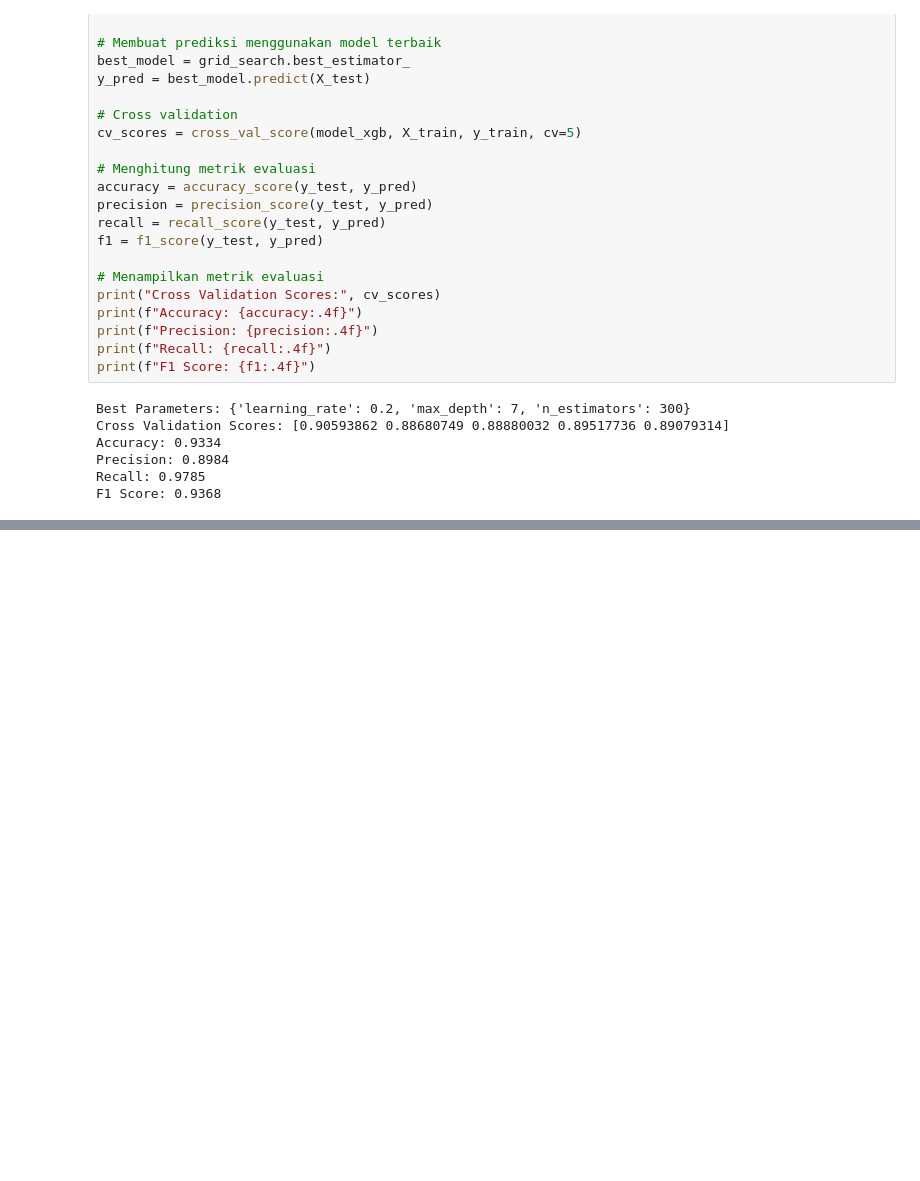
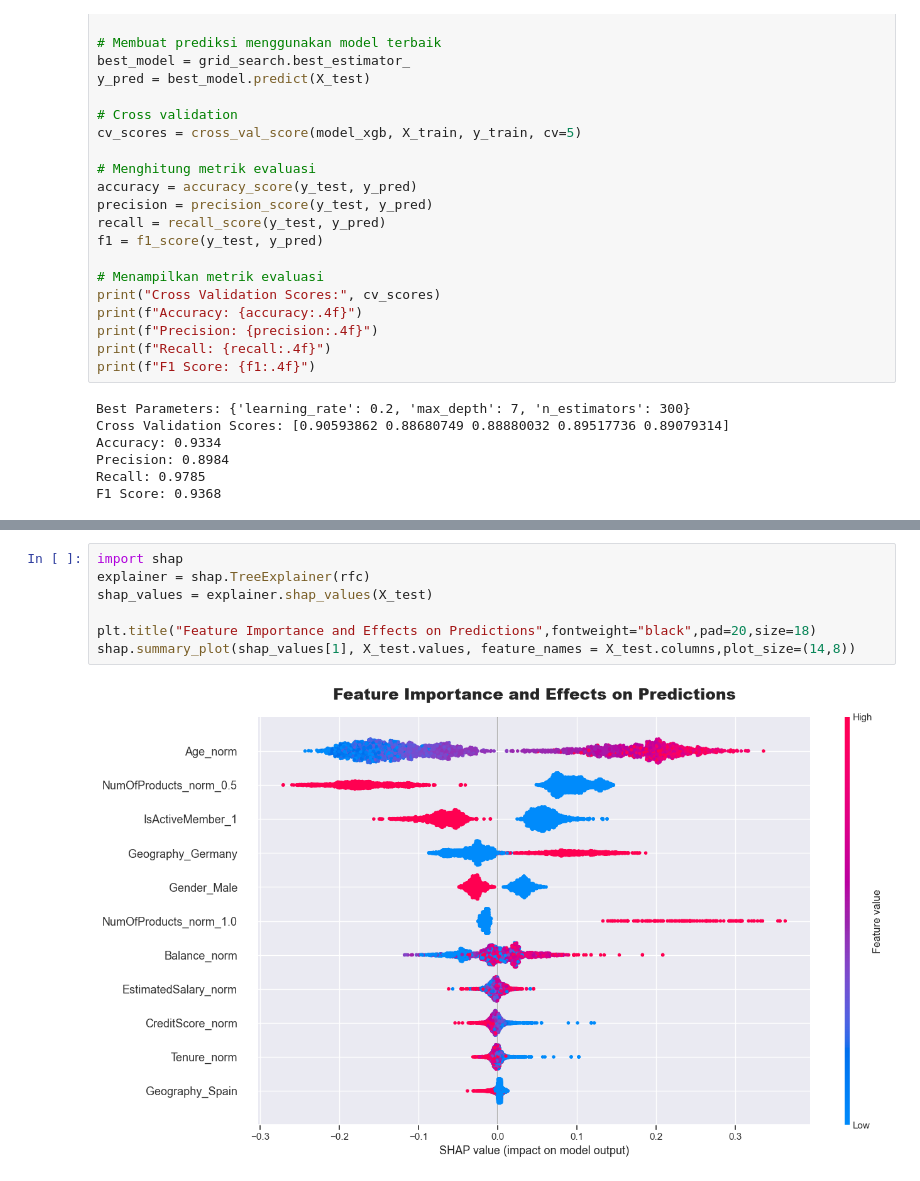
Before and after one commit to MukhlishHaq/data_leaker, a Jupyter notebook: Supervised - Data Leaker.ipynb, the cells around one changed output, grey strips where cells are left out. Cells and saved outputs as stored; diff of their text form; blank space fills up the shorter version.

```diff
--- a/Supervised - Data Leaker.ipynb
+++ b/Supervised - Data Leaker.ipynb
@@ -1185,0 +1229,9 @@ F1 Score: 0.9368
+# %%
+import shap
+explainer = shap.TreeExplainer(rfc)
+shap_values = explainer.shap_values(X_test)
+
+plt.title("Feature Importance and Effects on Predictions",fontweight="black",pad=20,size=18)
+shap.summary_plot(shap_values[1], X_test.values, feature_names = X_test.columns,plot_size=(14,8))
+# %% [output]
+[figure, added]
```
Also changed, not shown: parts of 25 cells of this notebook.
